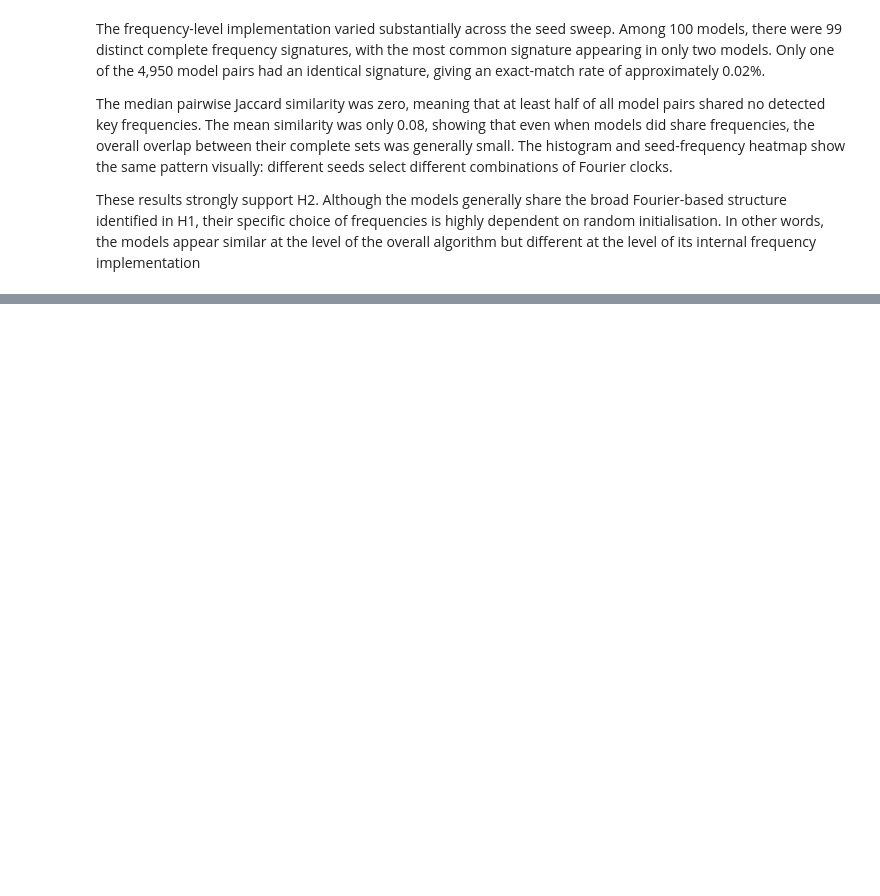
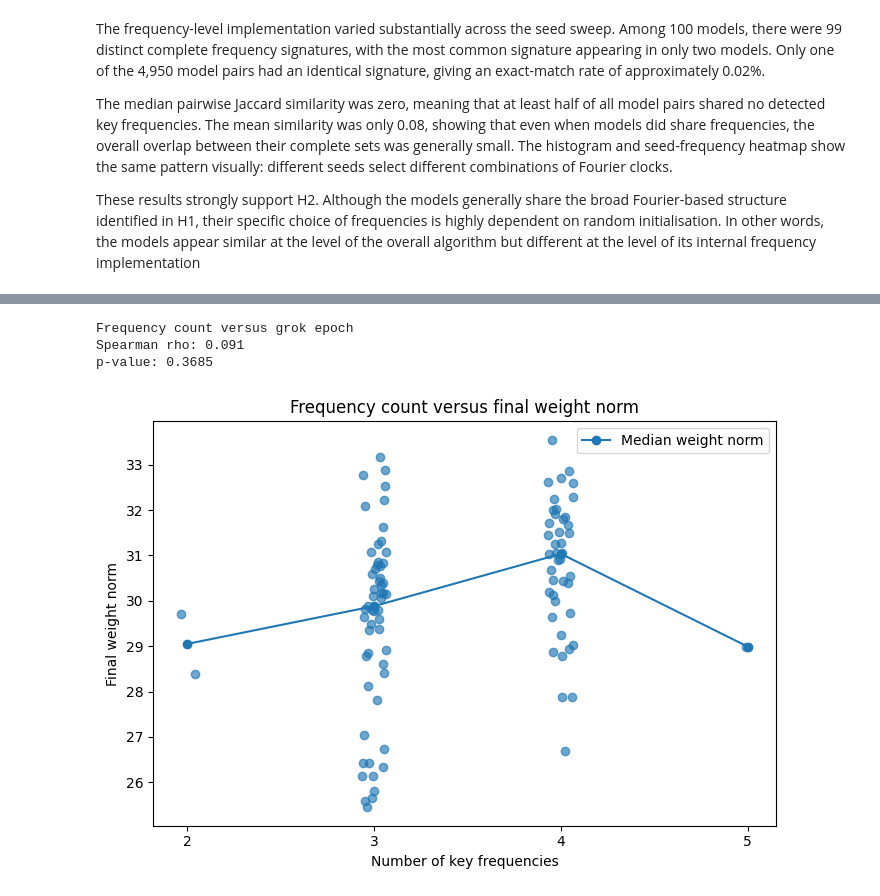
Before and after one commit to martinthuriaux/Grokking-Universality, a Jupyter notebook: 02_analysis.ipynb, the cells around one changed output, grey strips where cells are left out. Cells and saved outputs as stored; diff of their text form; code cells hidden in the pictures; blank space fills up the shorter version.

```diff
--- a/02_analysis.ipynb
+++ b/02_analysis.ipynb
@@ -447,0 +889,52 @@ These results strongly support H2. Although the models generally share the broad
+# %%
+rho_grok, p_grok = spearmanr(
+    h5_df["n_freqs"],
+    h5_df["grok_epoch"],
+)
+
+print("Frequency count versus grok epoch")
+print(f"Spearman rho: {rho_grok:.3f}")
+print(f"p-value: {p_grok:.4f}")
+# %% [output]
+Frequency count versus grok epoch
+Spearman rho: 0.091
+p-value: 0.3685
+# %%
+rng = np.random.default_rng(1)
+
+x_jittered = (
+    h5_df["n_freqs"].to_numpy()
+    + rng.uniform(-0.07, 0.07, len(h5_df))
+)
+
+median_norm = (
+    h5_df
+    .groupby("n_freqs")["weight_norm"]
+    .median()
+    .sort_index()
+)
+
+plt.figure(figsize=(7, 5))
+
+plt.scatter(
+    x_jittered,
+    h5_df["weight_norm"],
+    alpha=0.65,
+)
+
+plt.plot(
+    median_norm.index,
+    median_norm.values,
+    marker="o",
+    label="Median weight norm",
+)
+
+plt.xlabel("Number of key frequencies")
+plt.ylabel("Final weight norm")
+plt.title("Frequency count versus final weight norm")
+plt.xticks(sorted(h5_df["n_freqs"].unique()))
+plt.legend()
+plt.tight_layout()
+plt.show()
+# %% [output]
+[figure, added]
```
Also changed, not shown: parts of 16 cells of this notebook.
